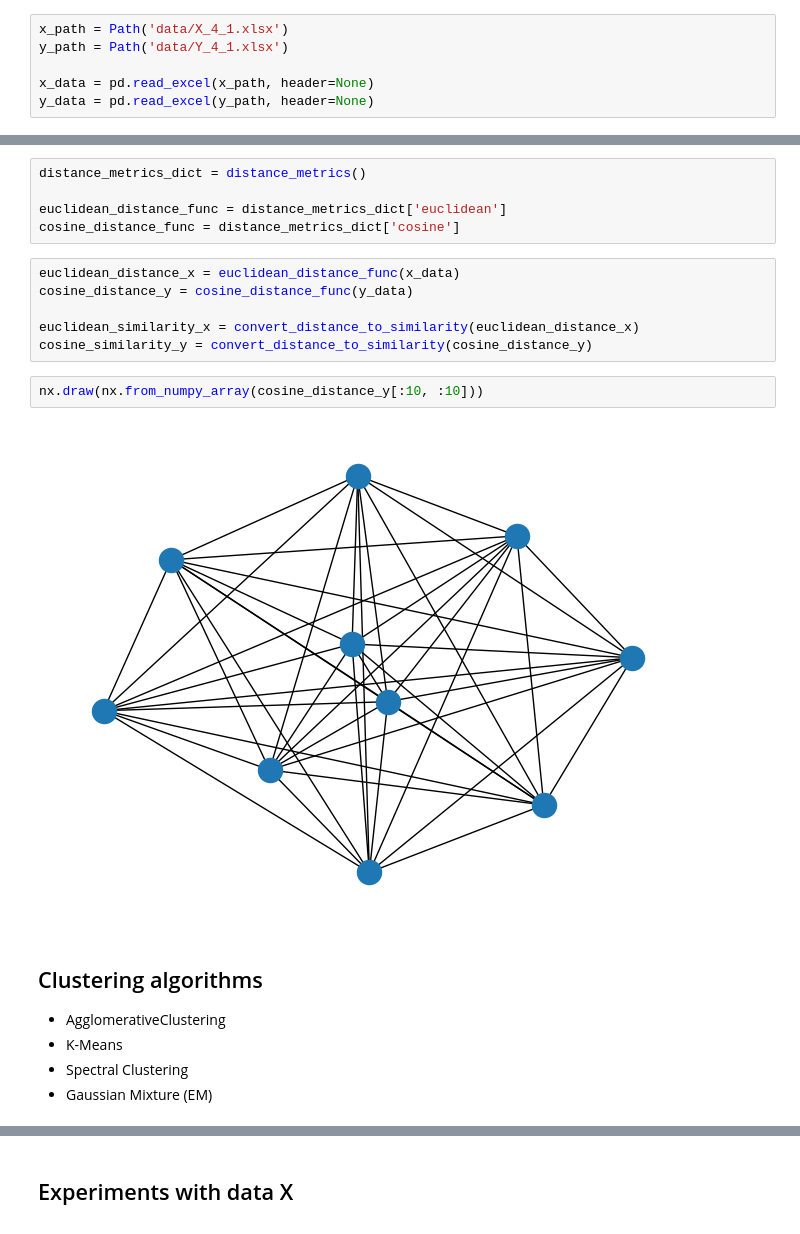
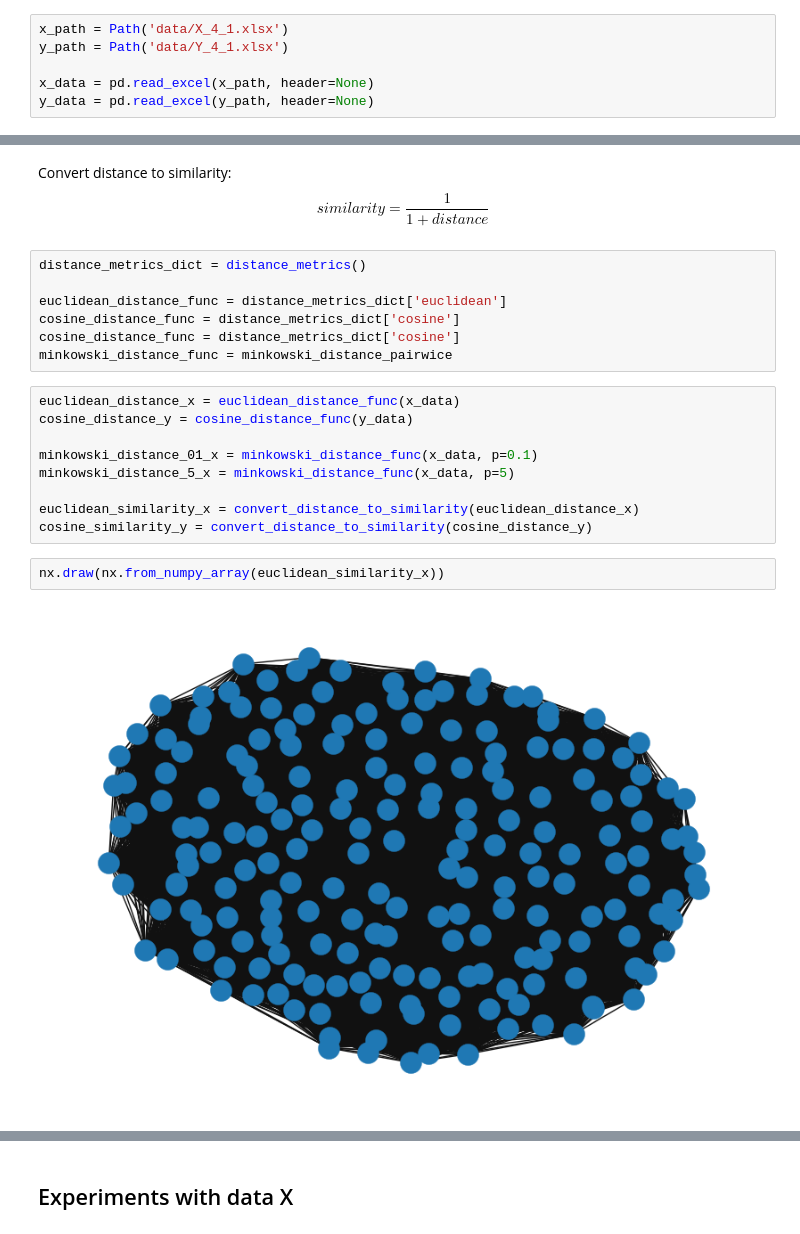
Before and after one commit to Data-Mining-HSE/clustering, a Jupyter notebook: solution.ipynb, the cells around one changed output, grey strips where cells are left out. Cells and saved outputs as stored; diff of their text form.

```diff
--- a/solution.ipynb
+++ b/solution.ipynb
@@ -21,22 +50,23 @@ We decided to choose cosine and euclidean distance functions because of they are
+# %% [markdown]
+Convert distance to similarity:
+$$similarity = \frac{1}{1+distance}$$
 # %%
 distance_metrics_dict = distance_metrics()
 
 euclidean_distance_func = distance_metrics_dict['euclidean']
 cosine_distance_func = distance_metrics_dict['cosine']
+cosine_distance_func = distance_metrics_dict['cosine']
+minkowski_distance_func = minkowski_distance_pairwice
 # %%
 euclidean_distance_x = euclidean_distance_func(x_data)
 cosine_distance_y = cosine_distance_func(y_data)
 
+minkowski_distance_01_x = minkowski_distance_func(x_data, p=0.1)
+minkowski_distance_5_x = minkowski_distance_func(x_data, p=5)
+
 euclidean_similarity_x = convert_distance_to_similarity(euclidean_distance_x)
 cosine_similarity_y = convert_distance_to_similarity(cosine_distance_y)
 # %%
-nx.draw(nx.from_numpy_array(cosine_distance_y[:10, :10]))
+nx.draw(nx.from_numpy_array(euclidean_similarity_x))
 # %% [output]
-[figure, old version]
+[figure, new version]
-# %% [markdown]
-## Clustering algorithms
-
-- AgglomerativeClustering
-- K-Means
-- Spectral Clustering
-- Gaussian Mixture (EM)
```
Also changed, not shown: parts of 9 cells of this notebook, 5 other files.
